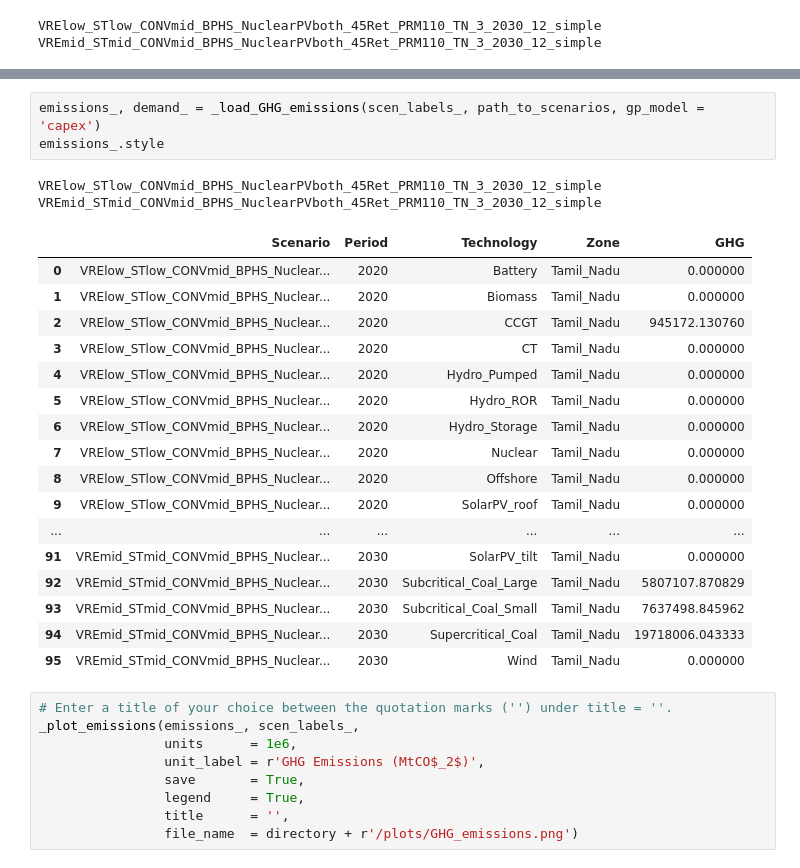
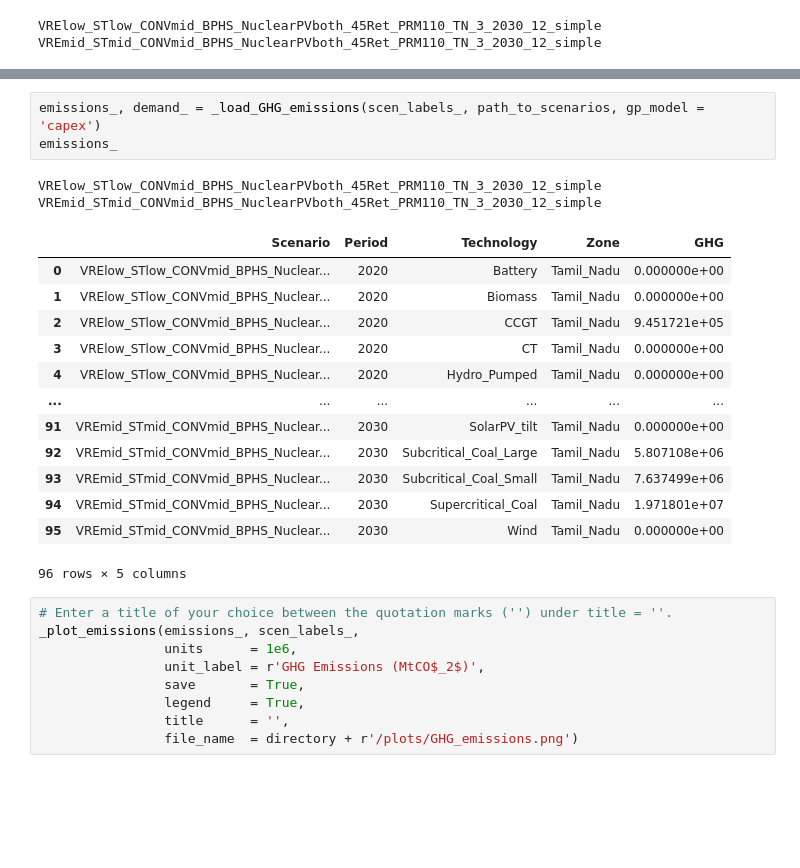
Before and after one commit to cetlab-ucsb/gridpath-workshop-ucsb, a Jupyter notebook: gridpath-workshop-capex.ipynb, the cells around one changed output, grey strips where cells are left out. Saved outputs shown, nothing was run; the diff lists cells and outputs as text; blank space fills up the shorter version.

```diff
--- a/gridpath-workshop-capex.ipynb
+++ b/gridpath-workshop-capex.ipynb
@@ -212,26 +204,22 @@ _plot_zone_energy_dispatch_production(ed_, scen_labels_, tech_labels_, dispatch_
 # %%
 emissions_, demand_ = _load_GHG_emissions(scen_labels_, path_to_scenarios, gp_model = 'capex')
-emissions_.style
+emissions_
 # %% [output]
 VRElow_STlow_CONVmid_BPHS_NuclearPVboth_45Ret_PRM110_TN_3_2030_12_simple
 VREmid_STmid_CONVmid_BPHS_NuclearPVboth_45Ret_PRM110_TN_3_2030_12_simple
 |  | Scenario | Period | Technology | Zone | GHG |
-| 0 | VRElow_STlow_CONVmid_BPHS_Nuclear... | 2020 | Battery | Tamil_Nadu | 0.000000 |
-| 1 | VRElow_STlow_CONVmid_BPHS_Nuclear... | 2020 | Biomass | Tamil_Nadu | 0.000000 |
-| 2 | VRElow_STlow_CONVmid_BPHS_Nuclear... | 2020 | CCGT | Tamil_Nadu | 945172.130760 |
-| 3 | VRElow_STlow_CONVmid_BPHS_Nuclear... | 2020 | CT | Tamil_Nadu | 0.000000 |
-| 4 | VRElow_STlow_CONVmid_BPHS_Nuclear... | 2020 | Hydro_Pumped | Tamil_Nadu | 0.000000 |
-| 5 | VRElow_STlow_CONVmid_BPHS_Nuclear... | 2020 | Hydro_ROR | Tamil_Nadu | 0.000000 |
-| 6 | VRElow_STlow_CONVmid_BPHS_Nuclear... | 2020 | Hydro_Storage | Tamil_Nadu | 0.000000 |
-| 7 | VRElow_STlow_CONVmid_BPHS_Nuclear... | 2020 | Nuclear | Tamil_Nadu | 0.000000 |
-| 8 | VRElow_STlow_CONVmid_BPHS_Nuclear... | 2020 | Offshore | Tamil_Nadu | 0.000000 |
-| 9 | VRElow_STlow_CONVmid_BPHS_Nuclear... | 2020 | SolarPV_roof | Tamil_Nadu | 0.000000 |
+| 0 | VRElow_STlow_CONVmid_BPHS_Nuclear... | 2020 | Battery | Tamil_Nadu | 0.000000e+00 |
+| 1 | VRElow_STlow_CONVmid_BPHS_Nuclear... | 2020 | Biomass | Tamil_Nadu | 0.000000e+00 |
+| 2 | VRElow_STlow_CONVmid_BPHS_Nuclear... | 2020 | CCGT | Tamil_Nadu | 9.451721e+05 |
+| 3 | VRElow_STlow_CONVmid_BPHS_Nuclear... | 2020 | CT | Tamil_Nadu | 0.000000e+00 |
+| 4 | VRElow_STlow_CONVmid_BPHS_Nuclear... | 2020 | Hydro_Pumped | Tamil_Nadu | 0.000000e+00 |
 | ... | ... | ... | ... | ... | ... |
-| 91 | VREmid_STmid_CONVmid_BPHS_Nuclear... | 2030 | SolarPV_tilt | Tamil_Nadu | 0.000000 |
-| 92 | VREmid_STmid_CONVmid_BPHS_Nuclear... | 2030 | Subcritical_Coal_Large | Tamil_Nadu | 5807107.870829 |
-| 93 | VREmid_STmid_CONVmid_BPHS_Nuclear... | 2030 | Subcritical_Coal_Small | Tamil_Nadu | 7637498.845962 |
-| 94 | VREmid_STmid_CONVmid_BPHS_Nuclear... | 2030 | Supercritical_Coal | Tamil_Nadu | 19718006.043333 |
-| 95 | VREmid_STmid_CONVmid_BPHS_Nuclear... | 2030 | Wind | Tamil_Nadu | 0.000000 |
+| 91 | VREmid_STmid_CONVmid_BPHS_Nuclear... | 2030 | SolarPV_tilt | Tamil_Nadu | 0.000000e+00 |
+| 92 | VREmid_STmid_CONVmid_BPHS_Nuclear... | 2030 | Subcritical_Coal_Large | Tamil_Nadu | 5.807108e+06 |
+| 93 | VREmid_STmid_CONVmid_BPHS_Nuclear... | 2030 | Subcritical_Coal_Small | Tamil_Nadu | 7.637499e+06 |
+| 94 | VREmid_STmid_CONVmid_BPHS_Nuclear... | 2030 | Supercritical_Coal | Tamil_Nadu | 1.971801e+07 |
+| 95 | VREmid_STmid_CONVmid_BPHS_Nuclear... | 2030 | Wind | Tamil_Nadu | 0.000000e+00 |
+96 rows × 5 columns
 # %%
 # Enter a title of your choice between the quotation marks ('') under title = ''.
 _plot_emissions(emissions_, scen_labels_,
```
Also changed, not shown: parts of 14 cells of this notebook, 2 other files.
